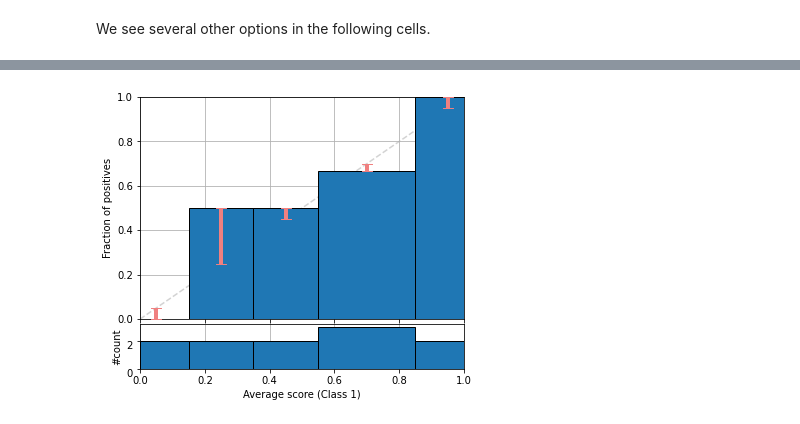
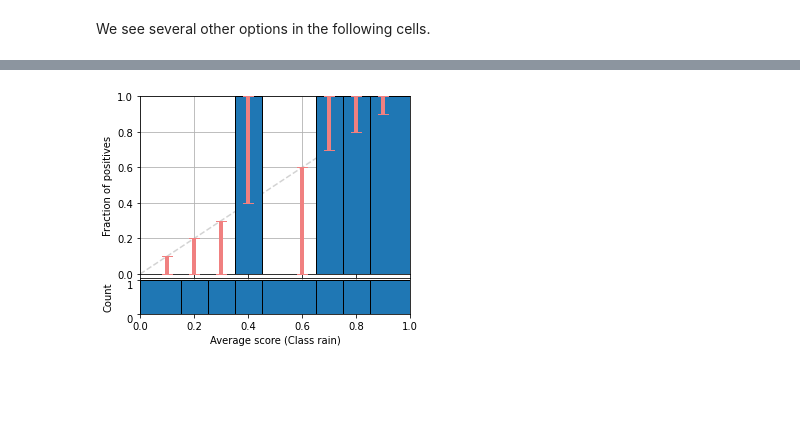
Before and after one commit to classifier-calibration/additional_material, a Jupyter notebook: notebooks/01_introduction.ipynb, the cells around one changed output, grey strips where cells are left out. Cells and saved outputs as stored; diff of their text form; code cells hidden in the pictures; blank space fills up the shorter version.

```diff
--- a/notebooks/01_introduction.ipynb
+++ b/notebooks/01_introduction.ipynb
@@ -208,0 +221,27 @@ plot_reliability_diagram_gaps_from_bins(bin_probs, bin_labels)
+# %%
+bin_probs = [
+    [.1],
+    [.2],
+    [.3],
+    [.4],
+    [.6],
+    [.7],
+    [.8],
+    [.9],
+]
+
+
+bin_labels = [
+    [0],
+    [0],
+    [0],
+    [1],
+    [0],
+    [1],
+    [1],
+    [1],
+]
+
+fig = plt.figure(figsize=(5, 4))
+plot_reliability_diagram_gaps_from_bins(bin_probs, bin_labels, fig=fig)
+plt.savefig('Forecaster4-fixed-gaps-v1.pdf')
@@ -209,12 +251,14 @@ plot_reliability_diagram_gaps_from_bins(bin_probs, bin_labels)
 # %%
 labels = np.concatenate(bin_labels)
 scores = np.concatenate(bin_probs)
-bins = [0, 0.15, 0.35, 0.55, 0.85, 1.0]
-fig = plt.figure(figsize=(6, 5))
+bins = [0, .15, .25, .35, .45, .65, .75, .85, 1]
+fig = plt.figure(figsize=(5, 4))
 fig = plot_reliability_diagram(labels, np.vstack([1 - scores, scores]).T,
-                               class_names=['not 1', '1'], bins=bins,
-                               fig=fig, show_correction=False,
+                               class_names=['not 1', 'rain'], bins=bins,
+                               fig=fig,
+                               hist_per_class=False,
                                show_bars=True,
                                show_gaps=True)
+fig.savefig('Forecaster4-fixed-gaps-v2.pdf')
 # %% [output]
-[figure, old version]
+[figure, new version]
```
Also changed, not shown: parts of 9 cells of this notebook, 1 other file.
